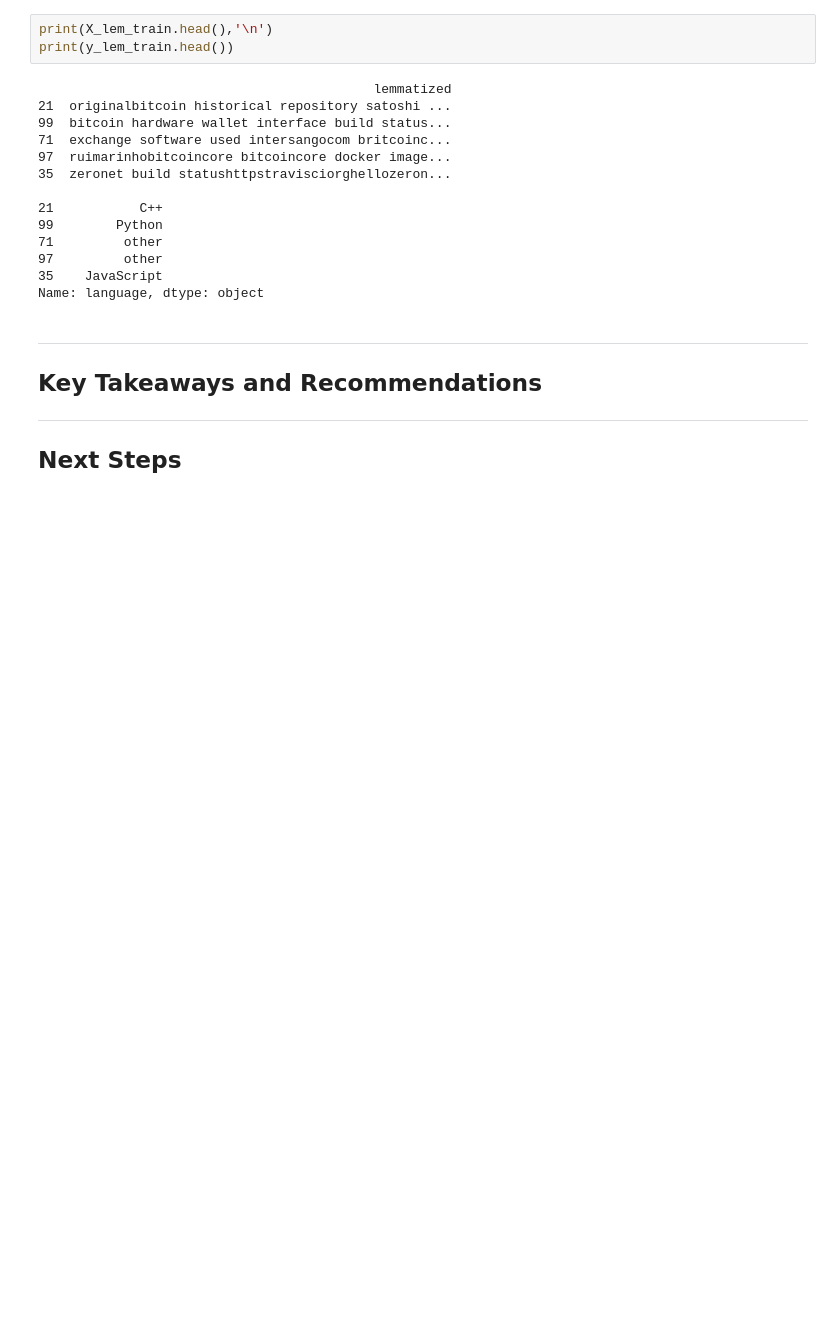
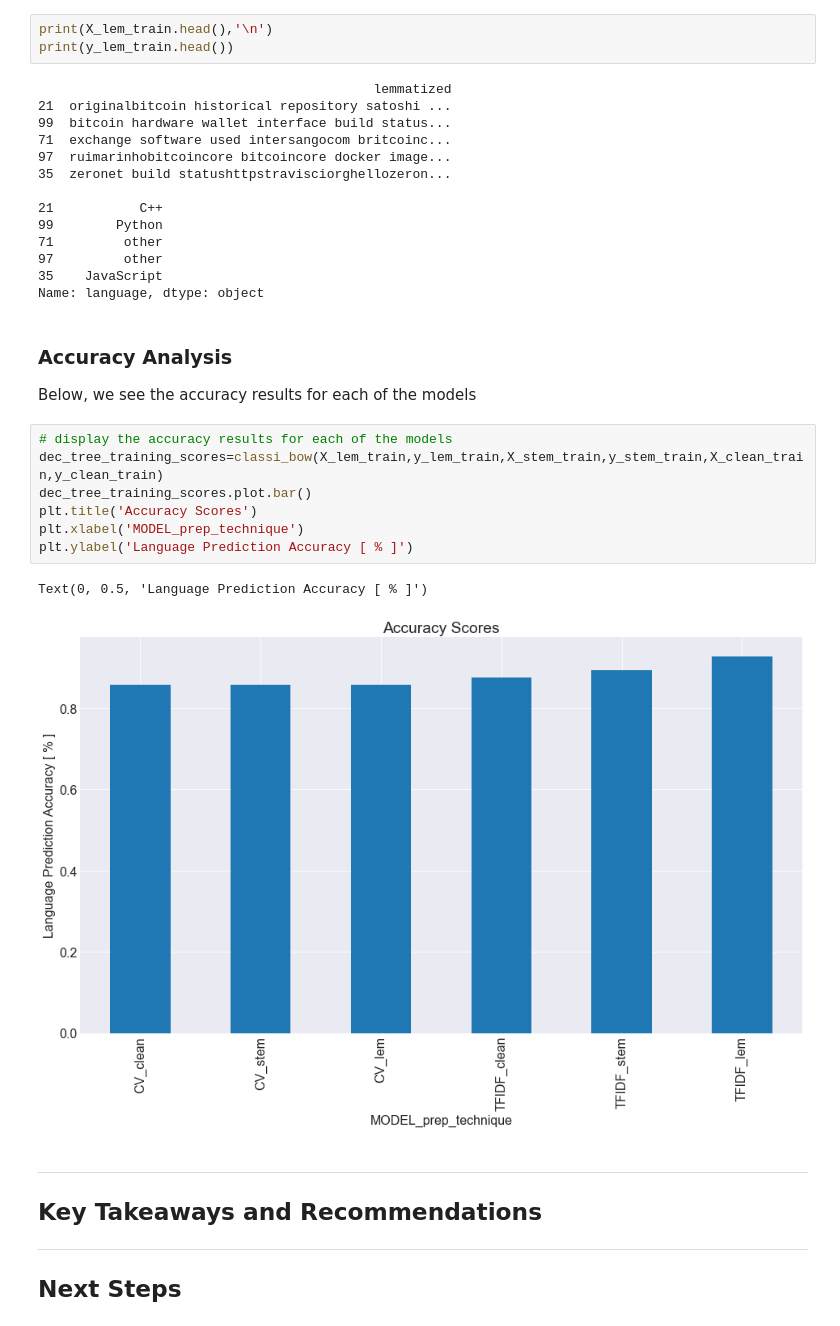
Before and after one commit to Garcia-Hensley-Nichols-NLP-project/GHN-NLP-project, a Jupyter notebook: final_report.ipynb, the cells around one changed output. Cells and saved outputs as stored; diff of their text form; blank space fills up the shorter version.

```diff
--- a/final_report.ipynb
+++ b/final_report.ipynb
@@ -157,6 +191,20 @@ print(y_lem_train.head())
 97         other
 35    JavaScript
 Name: language, dtype: object
+# %% [markdown]
+### Accuracy Analysis
+
+Below, we see the accuracy results for each of the models
+# %%
+# display the accuracy results for each of the models
+dec_tree_training_scores=classi_bow(X_lem_train,y_lem_train,X_stem_train,y_stem_train,X_clean_train,y_clean_train)
+dec_tree_training_scores.plot.bar()
+plt.title('Accuracy Scores')
+plt.xlabel('MODEL_prep_technique')
+plt.ylabel('Language Prediction Accuracy [ % ]')
+# %% [output]
+Text(0, 0.5, 'Language Prediction Accuracy [ % ]')
+[figure, added]
 # %% [markdown]
 
 ___
```
Also changed, not shown: parts of 3 cells of this notebook, 3 other files.
